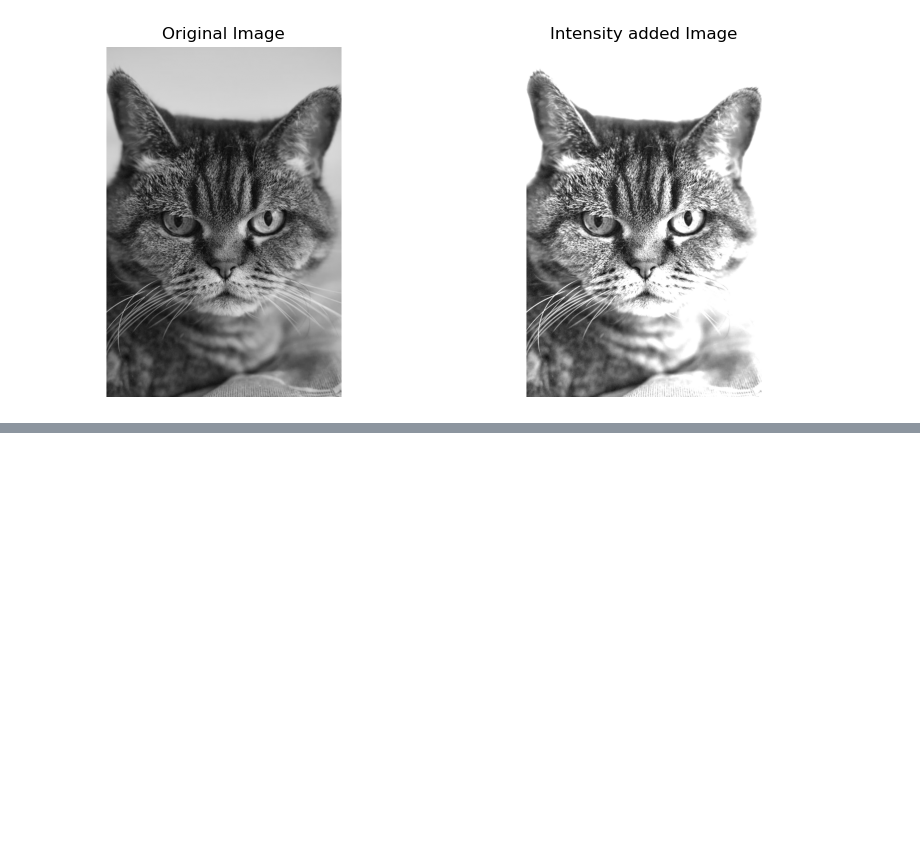
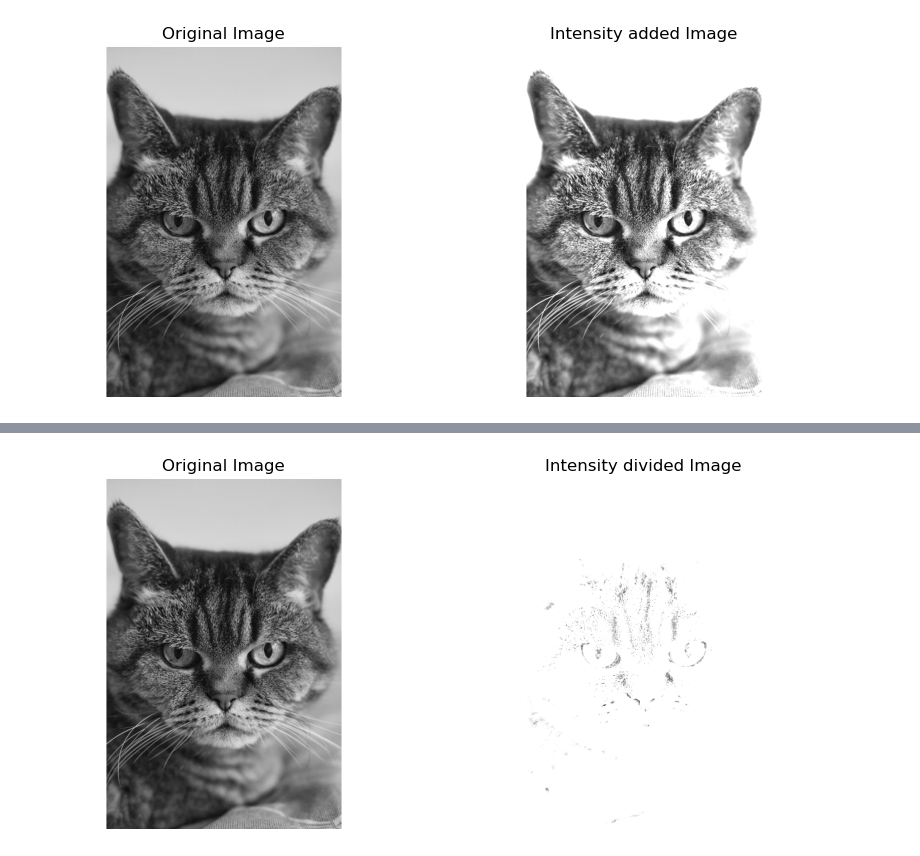
Before and after one commit to mdshiblinoman/Digital-Image-Processing-Lab, a Jupyter notebook: intensity_trasformation.ipynb, the cells around one changed output, grey strips where cells are left out. Saved outputs shown, nothing was run; the diff lists cells and outputs as text; code cells hidden in the pictures; blank space fills up the shorter version.

```diff
--- a/intensity_trasformation.ipynb
+++ b/intensity_trasformation.ipynb
@@ -49,0 +62,6 @@ show_pair(I, Id1, "Original Image", "Intensity added Image", left_gray=True, rig
+# %%
+# Divide intensity levels
+Id4 = cv2.convertScaleAbs(I, alpha=10.0, beta=0)
+show_pair(I, Id4, "Original Image", "Intensity divided Image", left_gray=True, right_gray=True)
+# %% [output]
+[figure, added]
```
Also changed, not shown: parts of 3 cells of this notebook, 1 other file.
